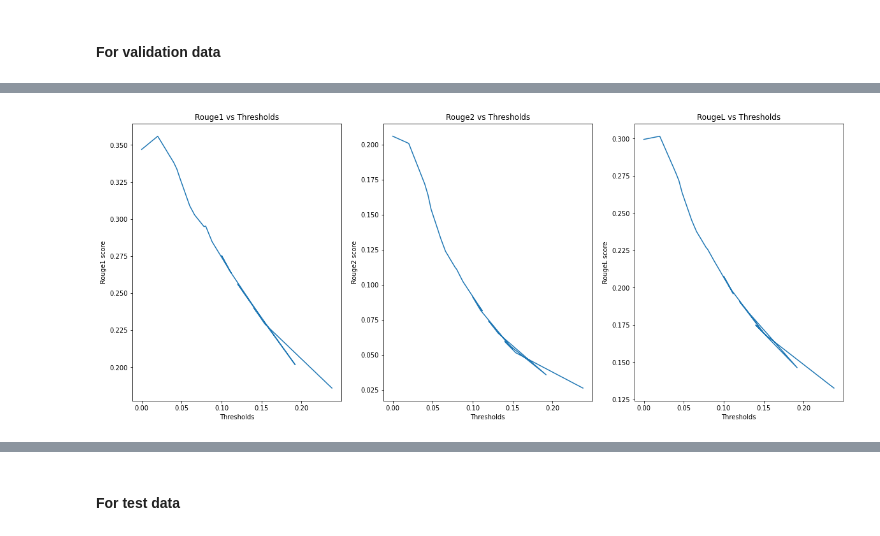
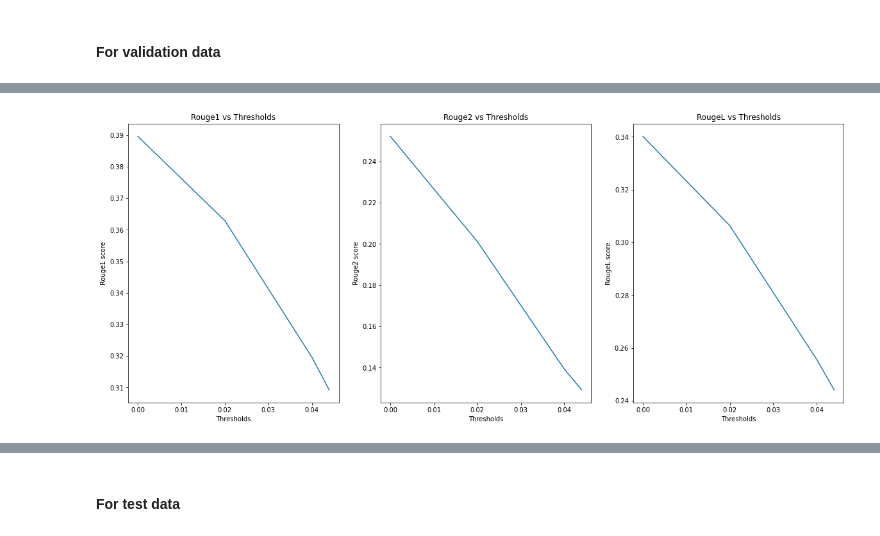
Before and after one commit to jp-ishimwe/Projects, a Jupyter notebook: Final-Project-T5.ipynb, the cells around one changed output, grey strips where cells are left out. Cells and saved outputs as stored; diff of their text form; code cells hidden in the pictures.

```diff
--- a/Final-Project-T5.ipynb
+++ b/Final-Project-T5.ipynb
@@ -1523,5 +1541,3 @@ def run(model,
 
 
     return train_loss, perplexity, val_loss, outputs, tokens_info
-# %%
-train_loss, perplexity, eval_loss, outputs, tokens_info = run(model, Xtrain_trial, Xvalid_trial,lr= LEARNING_RATE)
@@ -1547,0 +1544,9 @@ Epoch: 1 | Epoch Time: 213m 5s
+# %%
+pretrained = False
+
+if pretrained:
+    weights_dir = '/root/Projects'
+    train_loss, perplexity, eval_loss, outputs, tokens_info = run(model, Xtrain_trial, Xvalid_trial,lr= LEARNING_RATE,pretrained=pretrained,weights_dir=weights_dir)
+else:
+    weights_dir = None
+    train_loss, perplexity, eval_loss, outputs, tokens_info = run(model, Xtrain_trial, Xvalid_trial,lr= LEARNING_RATE,pretrained=pretrained,weights_dir=weights_dir)
@@ -1768,3 +1794,6 @@ argsval = {'max_article_tokens': 700,
 
 val_loader  = get_dataloader(val_sample_trial, 8,valid='valid', **argsval)
 test_loader  = get_dataloader(Xtest_trial, 8,valid='valid', **argsval)
+# %%
+threshold = thresholds[:4]
+score_dict, result_dict, valid_tokens_info_dict = get_scores_experiment(model, val_loader, config, threshold)
@@ -1812,7 +1847,7 @@ for thr, thr_t in zip(score_dict.keys(), valid_tokens_info_dict.keys()):
     nonzerostokens.append(valid_tokens_info_dict[thr_t][1])
     totaltokens.append(valid_tokens_info_dict[thr_t][-1])
     drop_rate = valid_tokens_info_dict[thr_t][1].item()/valid_tokens_info_dict[thr_t][-1].item()
-    retained_rate.append(drop_rate)
+    retained_rate.append(1-drop_rate)
 # %%
 import matplotlib.pyplot as plt
 
@@ -1844,25 +1879,25 @@ axes[2].set_title("RougeL vs retained rate's tokens");
 # %%
-threshds = np.array(thresholds)
+threshds = np.array(threshold)
 
 figure, axeses = plt.subplots(1, 3, figsize=(20, 8))
 
 axeses[0].plot(threshds,rouge11)
 axeses[0].set_xlabel('Thresholds')
 axeses[0].set_ylabel('Rouge1 score')
 axeses[0].set_title("Rouge1 vs Thresholds")
 
 axeses[1].plot(threshds,rouge22)
 #axes[1].axis('tight')
 axeses[1].set_xlabel('Thresholds')
 axeses[1].set_ylabel('Rouge2 score')
 axeses[1].set_title("Rouge2 vs Thresholds")
 
 axeses[2].plot(threshds,rougeLL)
 axeses[2].set_xlabel('Thresholds')
 axeses[2].set_ylabel('RougeL score')
 axeses[2].set_title("RougeL vs Thresholds");
 # %% [output]
-[figure, old version]
+[figure, new version]
 # %%
 plt.plot(threshds, rate)
 plt.xlabel('Thresholds')
```
Also changed, not shown: parts of 23 cells of this notebook.
